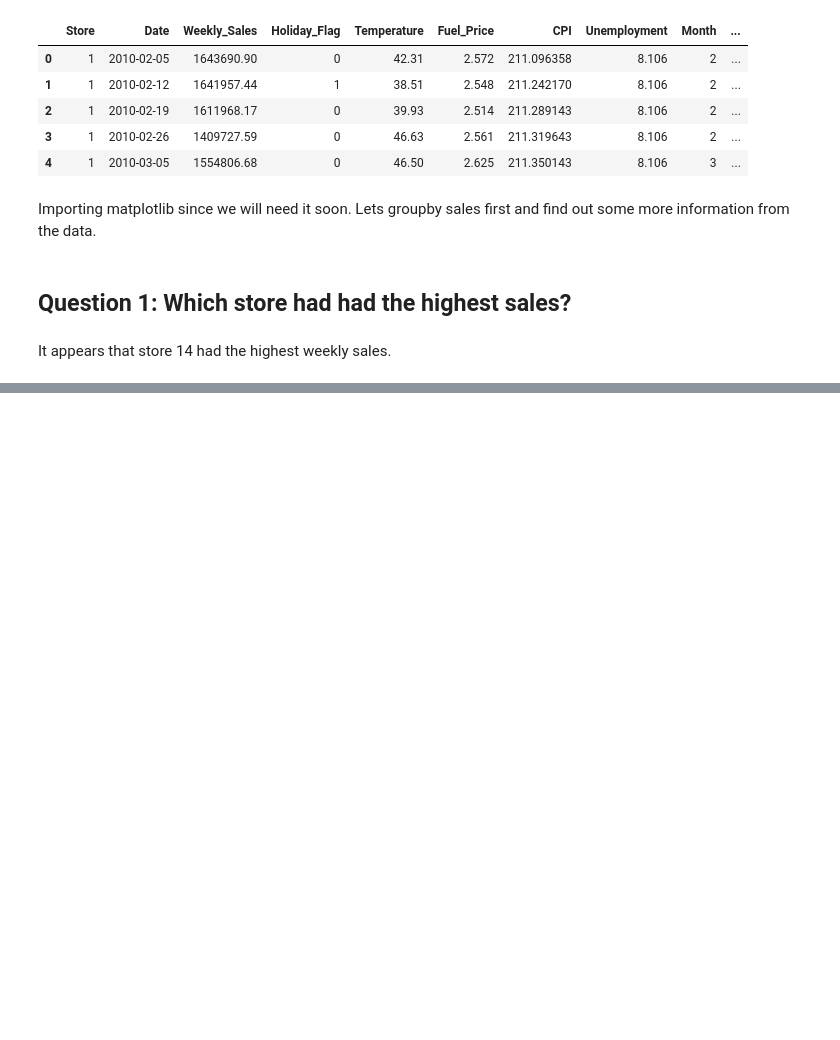
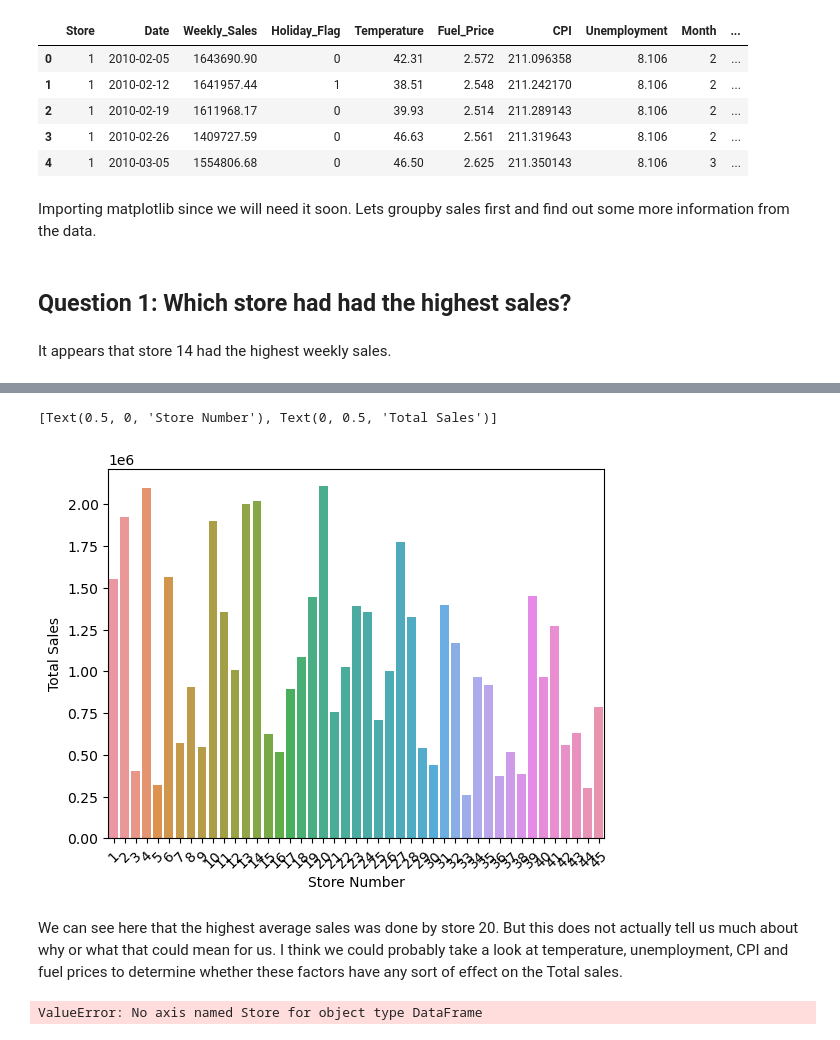
Before and after one commit to mitzu-93/walmart, a Jupyter notebook: Walmart Sales Analysis.ipynb, the cells around one changed output, grey strips where cells are left out. Drawn from its saved outputs; the diff is of its cells as text; code cells hidden in the pictures; blank space fills up the shorter version.

```diff
--- a/Walmart Sales Analysis.ipynb
+++ b/Walmart Sales Analysis.ipynb
@@ -82,0 +85,17 @@ weekly_sales_asc.tail(50)
+# %%
+ax = sns.barplot(x=weekly_sales_asc['Store'], y=weekly_sales_asc['Weekly_Sales'])
+ax.set_xticklabels(ax.get_xticklabels(), rotation=45)
+ax.set(xlabel='Store Number', ylabel='Total Sales')
+# %% [output]
+[Text(0.5, 0, 'Store Number'), Text(0, 0.5, 'Total Sales')]
+[figure, added]
+# %% [markdown]
+We can see here that the highest average sales was done by store 20. But this does not actually tell us much about why or what that could mean for us. I think we could probably take a look at temperature, unemployment, CPI and fuel prices to determine whether these factors have any sort of effect on the Total sales.
+# %%
+temperature_df = all_data.groupby('Temperature', 'Store').mean()
+temperature_df = temperature_df.reset_index(drop=False)
+temperature_df['Average_Temp'] = temperature_df['Temperature']
+temperature_df['Store'] = all_data['Store']
+temperature_df.groupby('Store').max()
+# %% [output]
+ValueError: No axis named Store for object type DataFrame
```
Also changed, not shown: parts of 3 cells of this notebook.
